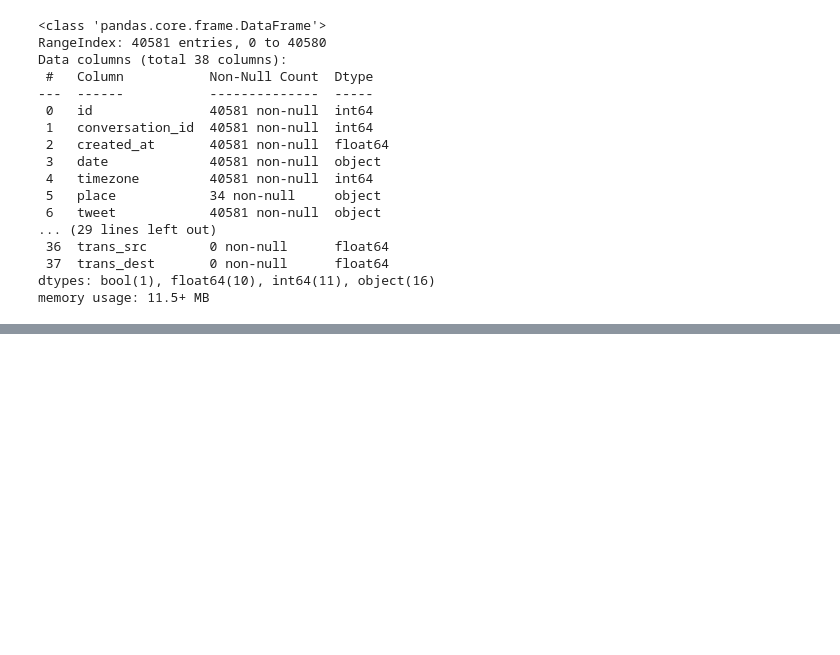
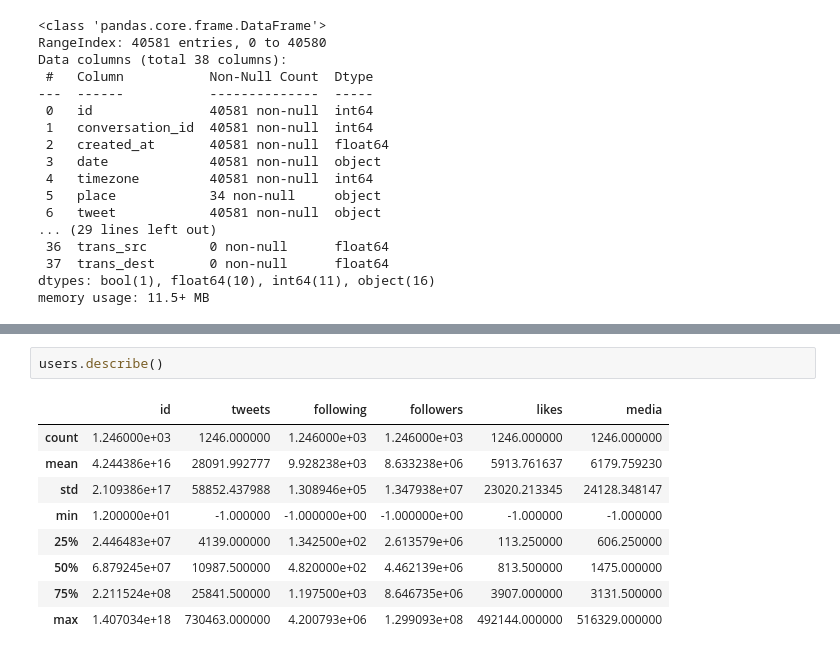
Before and after one commit to TehWeifu/IABD, a Jupyter notebook: SistemasDeAprendizajeAutomatico/Andreas/2-Twitter/JBSL-TwitterModel.ipynb, the cells around one changed output, grey strips where cells are left out. Drawn from its saved outputs; the diff is of its cells as text; blank space fills up the shorter version.

```diff
--- a/SistemasDeAprendizajeAutomatico/Andreas/2-Twitter/JBSL-TwitterModel.ipynb
+++ b/SistemasDeAprendizajeAutomatico/Andreas/2-Twitter/JBSL-TwitterModel.ipynb
@@ -52,0 +131,12 @@ memory usage: 11.5+ MB
+# %%
+users.describe()
+# %% [output]
+|  | id | tweets | following | followers | likes | media |
+| count | 1.246000e+03 | 1246.000000 | 1.246000e+03 | 1.246000e+03 | 1246.000000 | 1246.000000 |
+| mean | 4.244386e+16 | 28091.992777 | 9.928238e+03 | 8.633238e+06 | 5913.761637 | 6179.759230 |
+| std | 2.109386e+17 | 58852.437988 | 1.308946e+05 | 1.347938e+07 | 23020.213345 | 24128.348147 |
+| min | 1.200000e+01 | -1.000000 | -1.000000e+00 | -1.000000e+00 | -1.000000 | -1.000000 |
+| 25% | 2.446483e+07 | 4139.000000 | 1.342500e+02 | 2.613579e+06 | 113.250000 | 606.250000 |
+| 50% | 6.879245e+07 | 10987.500000 | 4.820000e+02 | 4.462139e+06 | 813.500000 | 1475.000000 |
+| 75% | 2.211524e+08 | 25841.500000 | 1.197500e+03 | 8.646735e+06 | 3907.000000 | 3131.500000 |
+| max | 1.407034e+18 | 730463.000000 | 4.200793e+06 | 1.299093e+08 | 492144.000000 | 516329.000000 |
```
Also changed, not shown: parts of 8 cells of this notebook, 6 other files.
